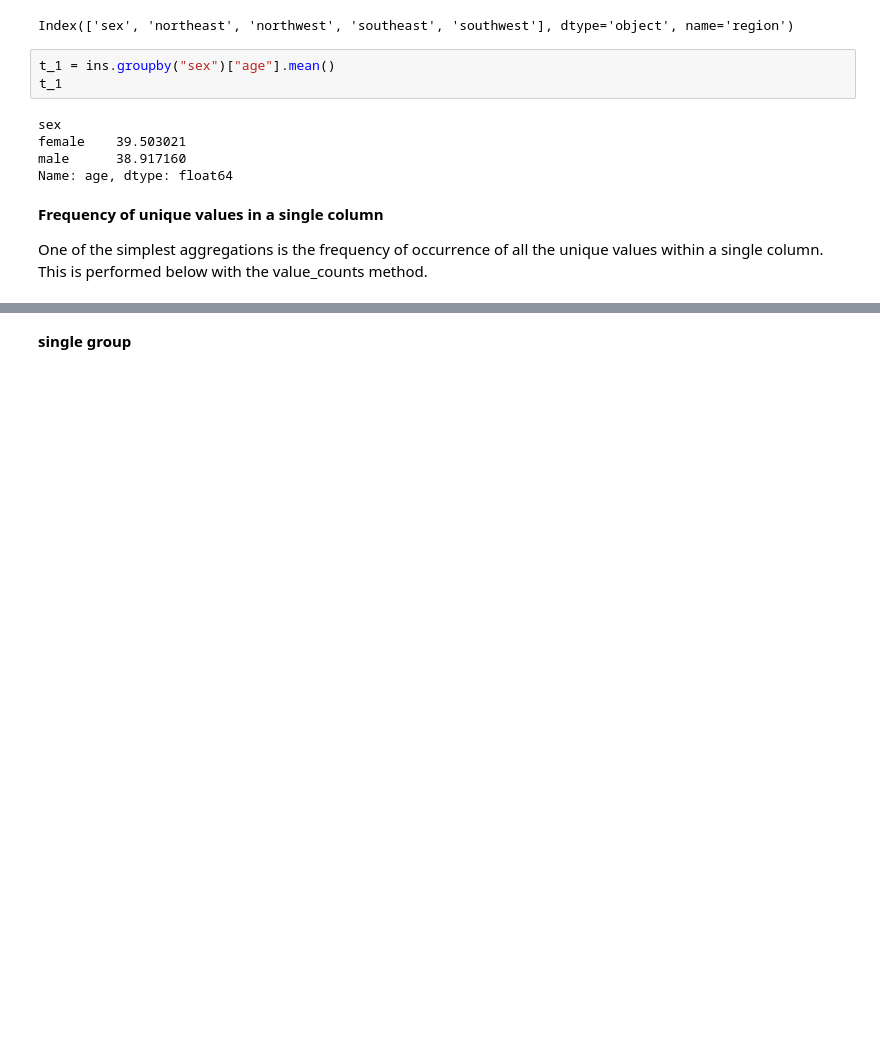
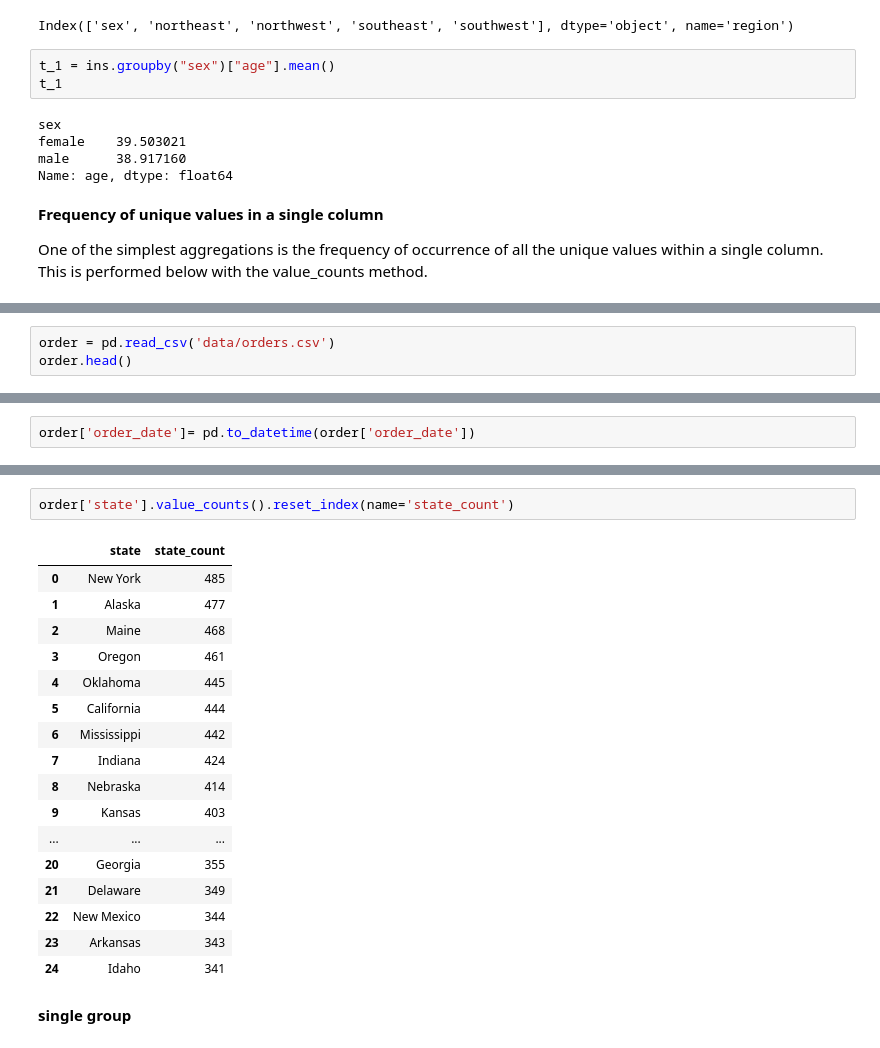
Before and after one commit to HalaMostafa/Internship-Program, a Jupyter notebook: 02. Data Types and Missing Values.ipynb, the cells around one changed output, grey strips where cells are left out. Cells and saved outputs as stored; diff of their text form; blank space fills up the shorter version.

```diff
--- a/02. Data Types and Missing Values.ipynb
+++ b/02. Data Types and Missing Values.ipynb
@@ -405,0 +482,3 @@ is performed below with the value_counts method.
+# %%
+order = pd.read_csv('data/orders.csv')
+order.head()
@@ -405,0 +505,2 @@ is performed below with the value_counts method.
+# %%
+order['order_date']= pd.to_datetime(order['order_date'])
@@ -406,2 +541,22 @@ is performed below with the value_counts method.
+# %%
+order['state'].value_counts().reset_index(name='state_count')
+# %% [output]
+|  | state | state_count |
+| 0 | New York | 485 |
+| 1 | Alaska | 477 |
+| 2 | Maine | 468 |
+| 3 | Oregon | 461 |
+| 4 | Oklahoma | 445 |
+| 5 | California | 444 |
+| 6 | Mississippi | 442 |
+| 7 | Indiana | 424 |
+| 8 | Nebraska | 414 |
+| 9 | Kansas | 403 |
+| ... | ... | ... |
+| 20 | Georgia | 355 |
+| 21 | Delaware | 349 |
+| 22 | New Mexico | 344 |
+| 23 | Arkansas | 343 |
+| 24 | Idaho | 341 |
 # %% [markdown]
 **single group**
```
Also changed, not shown: parts of 25 cells of this notebook, 1 other file.
